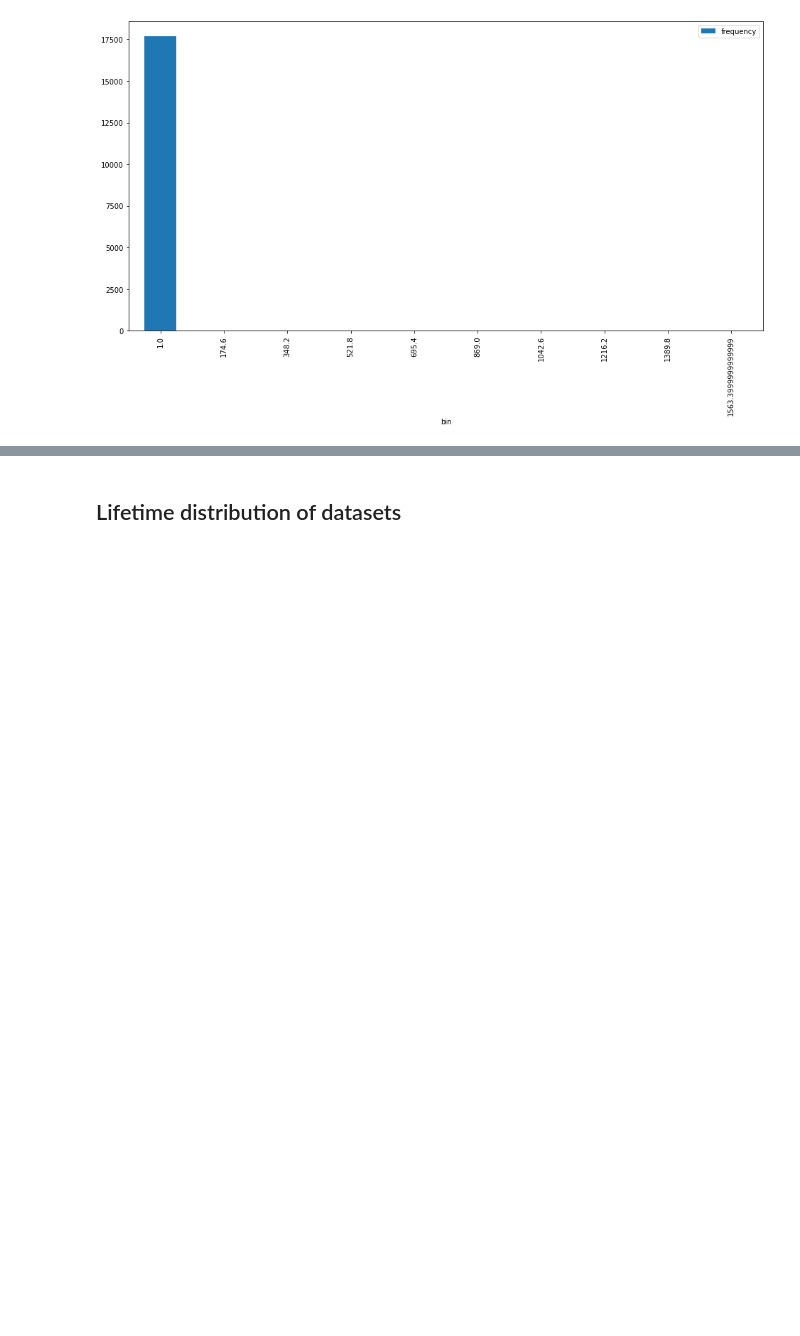
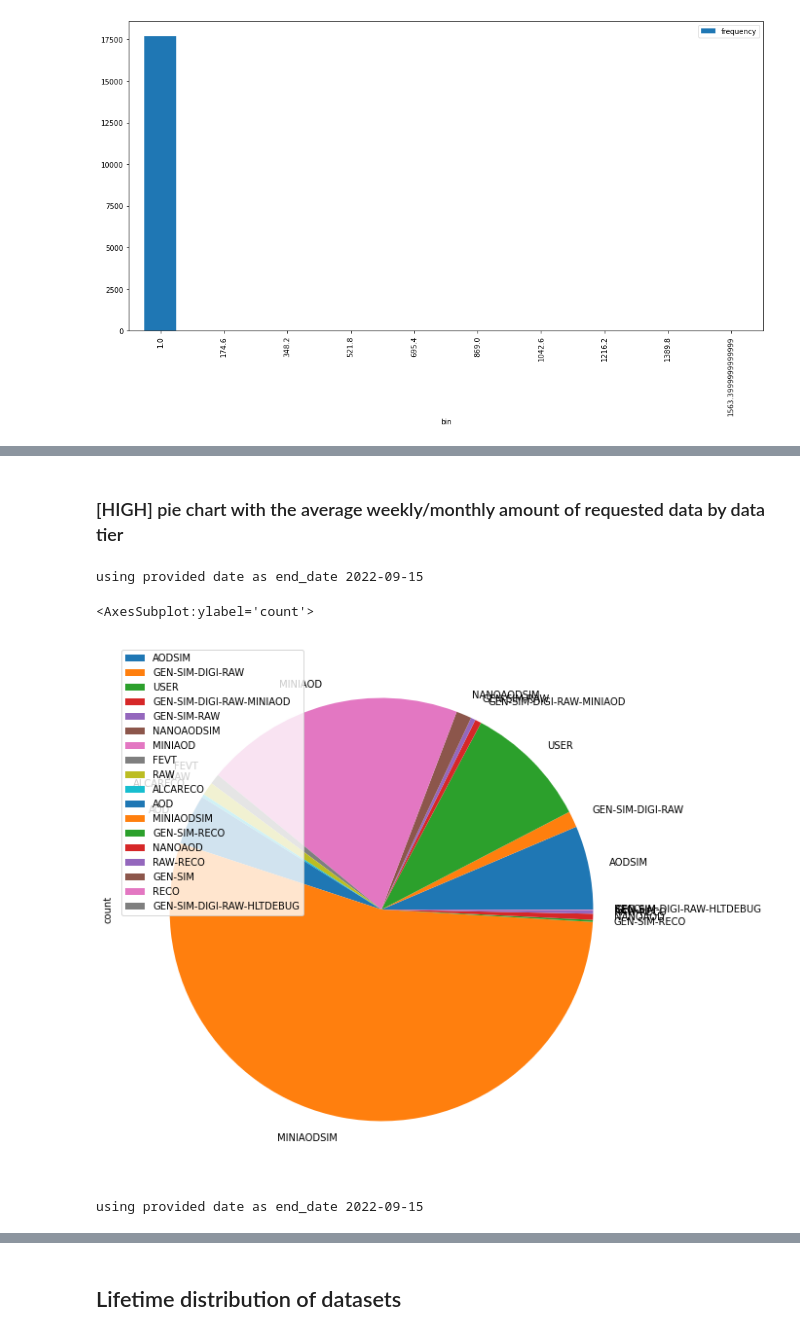
Before and after one commit to dynamic-entropy/CRABAnalysis, a Jupyter notebook: crab_historical.ipynb, the cells around one changed output, grey strips where cells are left out. Saved outputs shown, nothing was run; the diff lists cells and outputs as text; code cells hidden in the pictures; blank space fills up the shorter version.

Commit message:
Added datatier pie chart

```diff
--- a/crab_historical.ipynb
+++ b/crab_historical.ipynb
@@ -285,11 +285,11 @@ def get_dataset_per_day(days, end_date=None):
     df = raw_df\
         .filter(col("CMS_SubmissionTool")=='CRAB')\
         .filter(col("DESIRED_CMSDataset").isNotNull())\
-        .select(['DESIRED_CMSDataset', 'CRAB_Workflow', 'RecordTime'])\
+        .select(['DESIRED_CMSDataset', 'CRAB_Workflow', 'RecordTime', 'CMSPrimaryDataTier'])\
         .withColumn("TimeRank", func.row_number().over(windowPartitionWorkflow))\
         .filter(col("TimeRank")==1)\
         .withColumn("RecordDate", func.to_date(func.from_unixtime(col("RecordTime")/1000)))\
-        .select(['DESIRED_CMSDataset', 'CRAB_Workflow', 'RecordDate'])
+        .select(['DESIRED_CMSDataset', 'CRAB_Workflow', 'RecordDate', 'CMSPrimaryDataTier'])
     return df
 # %%
 today = date.today()
@@ -355,0 +354,17 @@ plot_histogram(histogram_reuse)
+# %% [markdown]
+### [HIGH] pie chart with the average weekly/monthly amount of requested data by data tier
+# %%
+df_week = get_dataset_per_day(7, today)
+pd_week = df_week.groupby("CMSPrimaryDataTier").count().toPandas()
+# %% [output]
+using provided date as end_date 2022-09-15
+# %%
+pd_week.set_index('CMSPrimaryDataTier').plot(kind='pie', y='count', figsize=(10, 10))
+# %% [output]
+<AxesSubplot:ylabel='count'>
+[figure, added]
+# %%
+df_month = get_dataset_per_day(30, today)
+pd_month = df_month.groupby("CMSPrimaryDataTier").count().toPandas()
+# %% [output]
+using provided date as end_date 2022-09-15
```
Also changed, not shown: parts of 12 cells of this notebook.
